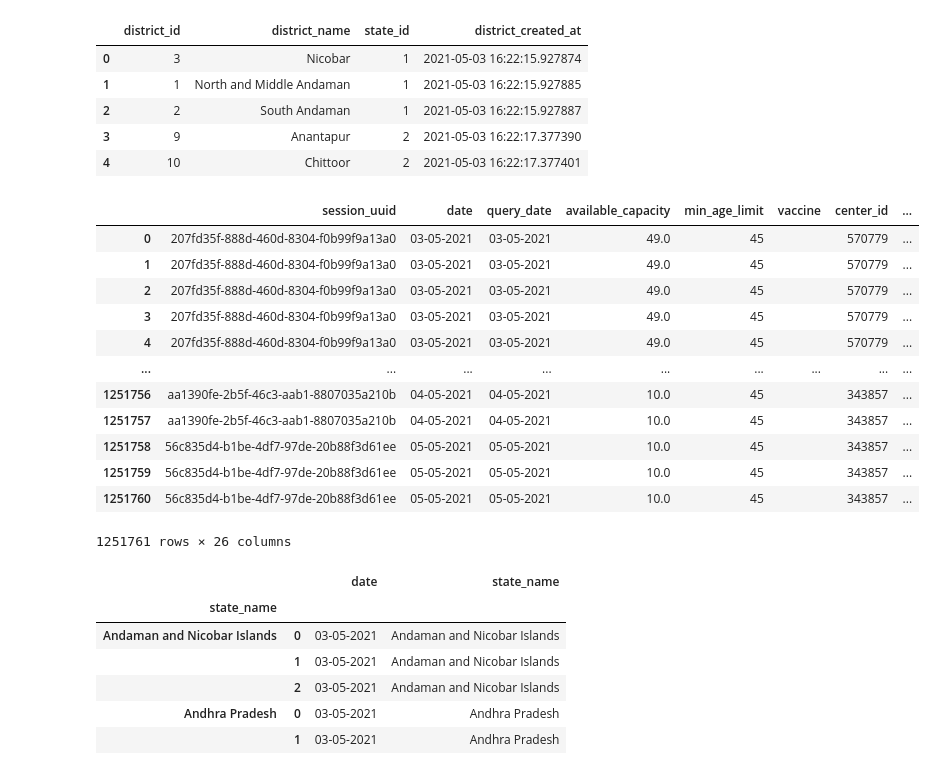
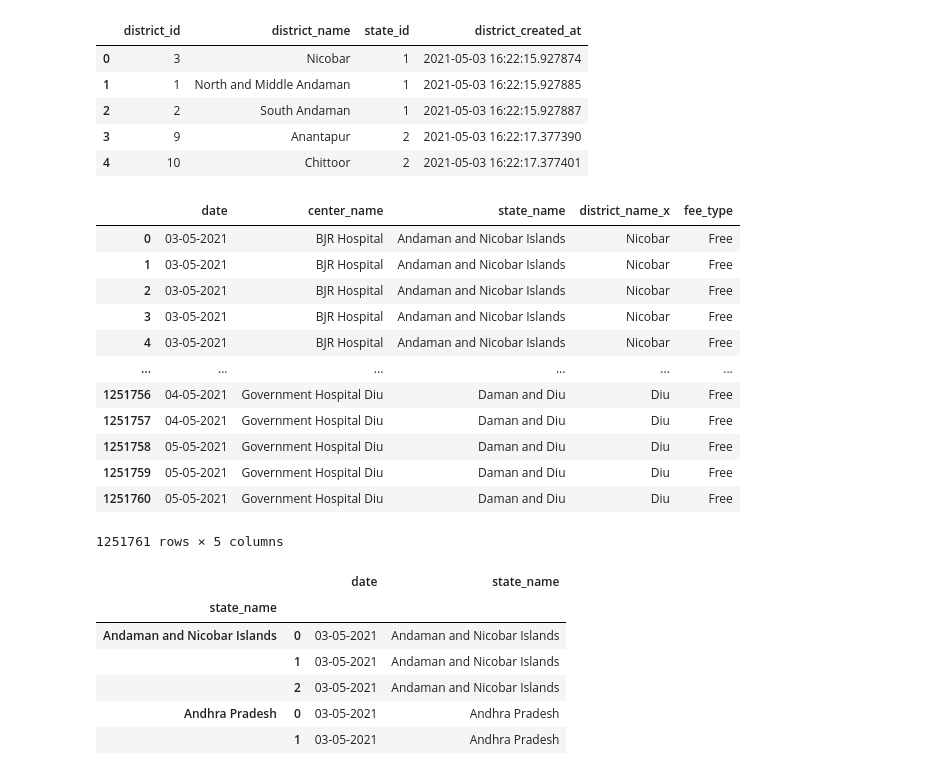
Before and after one commit to shashanksingh/blog_redux, a Jupyter notebook: _notebooks/2021-04-30-covid-vacctionations-slots-in-india.ipynb, the cells around one changed output. Drawn from its saved outputs; the diff is of its cells as text; code cells hidden in the pictures.

```diff
--- a/_notebooks/2021-04-30-covid-vacctionations-slots-in-india.ipynb
+++ b/_notebooks/2021-04-30-covid-vacctionations-slots-in-india.ipynb
@@ -244,21 +245,21 @@ session_center_merged_df = pd.merge(SESSION_DF, CENTER_DF, on="center_id")
 session_center_district_df = pd.merge(session_center_merged_df, DISTRICT_DF, left_on='district_id_x', right_on="district_id")
 # %%
 session_center_district_df.to_csv("vaccination_slot_data.csv")
-session_center_district_df
+session_center_district_df[["date","center_name","state_name","district_name_x","fee_type"]]
 # %% [output]
-|  | session_uuid | date | query_date | available_capacity | min_age_limit | vaccine | center_id | ... |
-| 0 | 207fd35f-888d-460d-8304-f0b99f9a13a0 | 03-05-2021 | 03-05-2021 | 49.0 | 45 |  | 570779 | ... |
-| 1 | 207fd35f-888d-460d-8304-f0b99f9a13a0 | 03-05-2021 | 03-05-2021 | 49.0 | 45 |  | 570779 | ... |
-| 2 | 207fd35f-888d-460d-8304-f0b99f9a13a0 | 03-05-2021 | 03-05-2021 | 49.0 | 45 |  | 570779 | ... |
-| 3 | 207fd35f-888d-460d-8304-f0b99f9a13a0 | 03-05-2021 | 03-05-2021 | 49.0 | 45 |  | 570779 | ... |
-| 4 | 207fd35f-888d-460d-8304-f0b99f9a13a0 | 03-05-2021 | 03-05-2021 | 49.0 | 45 |  | 570779 | ... |
-| ... | ... | ... | ... | ... | ... | ... | ... | ... |
-| 1251756 | aa1390fe-2b5f-46c3-aab1-8807035a210b | 04-05-2021 | 04-05-2021 | 10.0 | 45 |  | 343857 | ... |
-| 1251757 | aa1390fe-2b5f-46c3-aab1-8807035a210b | 04-05-2021 | 04-05-2021 | 10.0 | 45 |  | 343857 | ... |
-| 1251758 | 56c835d4-b1be-4df7-97de-20b88f3d61ee | 05-05-2021 | 05-05-2021 | 10.0 | 45 |  | 343857 | ... |
-| 1251759 | 56c835d4-b1be-4df7-97de-20b88f3d61ee | 05-05-2021 | 05-05-2021 | 10.0 | 45 |  | 343857 | ... |
-| 1251760 | 56c835d4-b1be-4df7-97de-20b88f3d61ee | 05-05-2021 | 05-05-2021 | 10.0 | 45 |  | 343857 | ... |
+|  | date | center_name | state_name | district_name_x | fee_type |
+| 0 | 03-05-2021 | BJR Hospital | Andaman and Nicobar Islands | Nicobar | Free |
+| 1 | 03-05-2021 | BJR Hospital | Andaman and Nicobar Islands | Nicobar | Free |
+| 2 | 03-05-2021 | BJR Hospital | Andaman and Nicobar Islands | Nicobar | Free |
+| 3 | 03-05-2021 | BJR Hospital | Andaman and Nicobar Islands | Nicobar | Free |
+| 4 | 03-05-2021 | BJR Hospital | Andaman and Nicobar Islands | Nicobar | Free |
+| ... | ... | ... | ... | ... | ... |
+| 1251756 | 04-05-2021 | Government Hospital Diu | Daman and Diu | Diu | Free |
+| 1251757 | 04-05-2021 | Government Hospital Diu | Daman and Diu | Diu | Free |
+| 1251758 | 05-05-2021 | Government Hospital Diu | Daman and Diu | Diu | Free |
+| 1251759 | 05-05-2021 | Government Hospital Diu | Daman and Diu | Diu | Free |
+| 1251760 | 05-05-2021 | Government Hospital Diu | Daman and Diu | Diu | Free |
-1251761 rows × 26 columns
+1251761 rows × 5 columns
 # %%
 # Top 5 States Running ahead of everyone else.
 session_center_district_df[['date', 'state_name']].groupby('state_name').apply(lambda x : x.sort_values(by = 'date', ascending = True).head(3).reset_index(drop = True))
```
Also changed, not shown: parts of 7 cells of this notebook, 4 other files.
